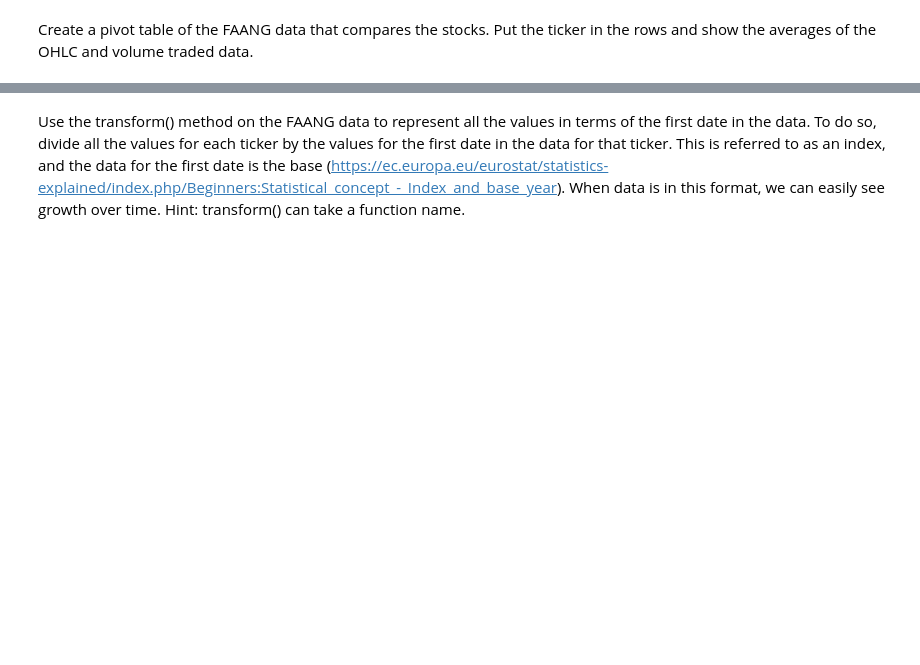
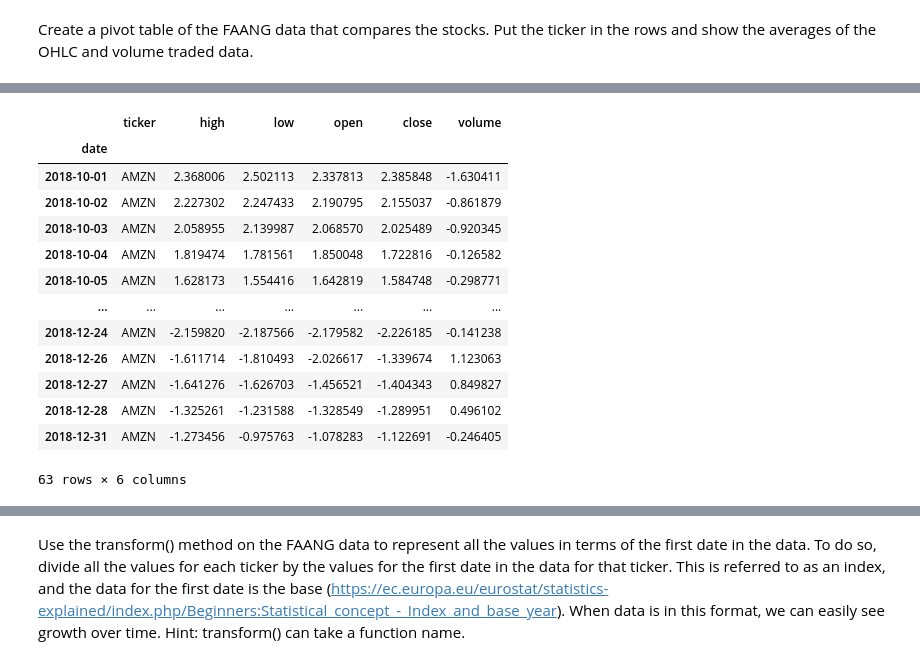
Before and after one commit to DimaM65/Hands-On-Data-Analysis-with-Pandas-2nd-edition, a Jupyter notebook: ch_04/excercises.ipynb, the cells around one changed output, grey strips where cells are left out. Saved outputs shown, nothing was run; the diff lists cells and outputs as text; code cells hidden in the pictures; blank space fills up the shorter version.

```diff
--- a/ch_04/excercises.ipynb
+++ b/ch_04/excercises.ipynb
@@ -143,0 +209,17 @@ Add event descriptions:
+# %%
+faang.loc['2018-q4'].query('ticker == "AMZN"').apply(lambda x: x.sub(x.mean()).div(x.std()) if x.dtype == float else x)
+# %% [output]
+|  | ticker | high | low | open | close | volume |
+| date |  |  |  |  |  |  |
+| 2018-10-01 | AMZN | 2.368006 | 2.502113 | 2.337813 | 2.385848 | -1.630411 |
+| 2018-10-02 | AMZN | 2.227302 | 2.247433 | 2.190795 | 2.155037 | -0.861879 |
+| 2018-10-03 | AMZN | 2.058955 | 2.139987 | 2.068570 | 2.025489 | -0.920345 |
+| 2018-10-04 | AMZN | 1.819474 | 1.781561 | 1.850048 | 1.722816 | -0.126582 |
+| 2018-10-05 | AMZN | 1.628173 | 1.554416 | 1.642819 | 1.584748 | -0.298771 |
+| ... | ... | ... | ... | ... | ... | ... |
+| 2018-12-24 | AMZN | -2.159820 | -2.187566 | -2.179582 | -2.226185 | -0.141238 |
+| 2018-12-26 | AMZN | -1.611714 | -1.810493 | -2.026617 | -1.339674 | 1.123063 |
+| 2018-12-27 | AMZN | -1.641276 | -1.626703 | -1.456521 | -1.404343 | 0.849827 |
+| 2018-12-28 | AMZN | -1.325261 | -1.231588 | -1.328549 | -1.289951 | 0.496102 |
+| 2018-12-31 | AMZN | -1.273456 | -0.975763 | -1.078283 | -1.122691 | -0.246405 |
+63 rows × 6 columns
```
Also changed, not shown: parts of 23 cells of this notebook, 1 other file.
